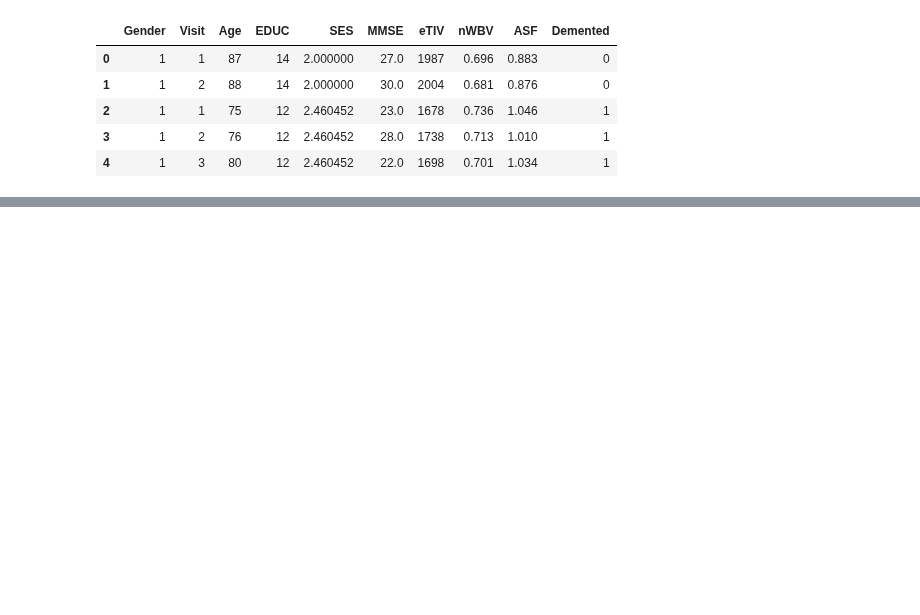
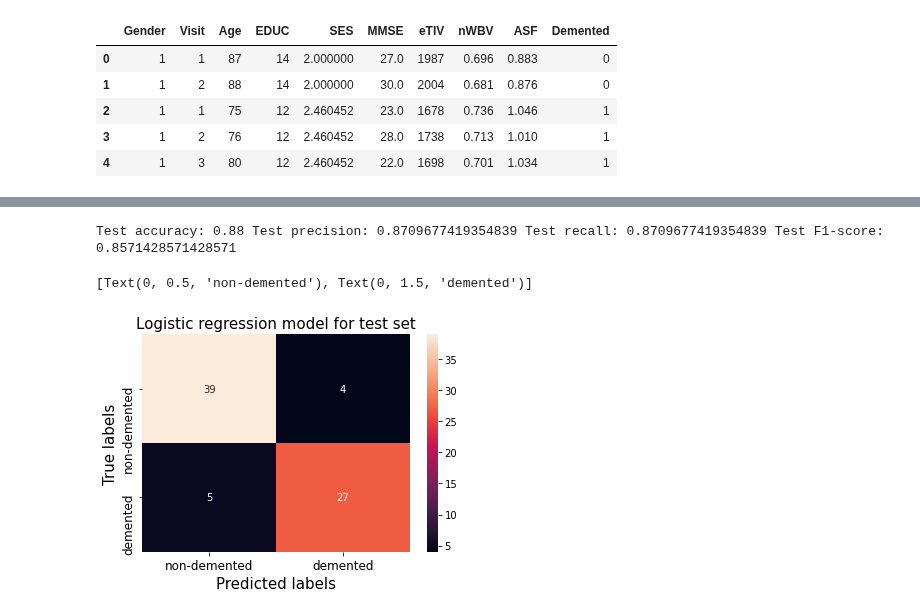
Before and after one commit to hakav/dementia-detection, a Jupyter notebook: MLproject.ipynb, the cells around one changed output, grey strips where cells are left out. Drawn from its saved outputs; the diff is of its cells as text; code cells hidden in the pictures; blank space fills up the shorter version.

```diff
--- a/MLproject.ipynb
+++ b/MLproject.ipynb
@@ -126,0 +149,27 @@ plt.tight_layout()
+# %%
+y_pred_test=lr.predict(scaler.fit_transform(X_test))
+
+conf_mat = confusion_matrix(y_test, y_pred_test)
+
+test_accuracy = accuracy_score(y_pred_test, y_test)
+
+test_precision = conf_mat[1,1]/(conf_mat[0, 1]+conf_mat[1, 1])
+
+test_recall = recall_score(y_pred_test, y_test)
+
+
+print('Test accuracy:',test_accuracy, 'Test precision:', test_precision,'Test recall:', test_recall, 'Test F1-score:', f1_score(y_pred_test, y_test))
+
+ax = plt.subplot()
+
+sns.heatmap(conf_mat, annot=True, fmt='g', ax=ax)
+
+ax.set_xlabel('Predicted labels',fontsize=15)
+ax.set_ylabel('True labels',fontsize=15)
+ax.set_title('Logistic regression model for test set',fontsize=15)
+ax.xaxis.set_ticklabels(['non-demented', 'demented'],fontsize=12)
+ax.yaxis.set_ticklabels(['non-demented', 'demented'],fontsize=12)
+# %% [output]
+Test accuracy: 0.88 Test precision: 0.8709677419354839 Test recall: 0.8709677419354839 Test F1-score: 0.8571428571428571
+[Text(0, 0.5, 'non-demented'), Text(0, 1.5, 'demented')]
+[figure, added]
```
Also changed, not shown: parts of 7 cells of this notebook.
